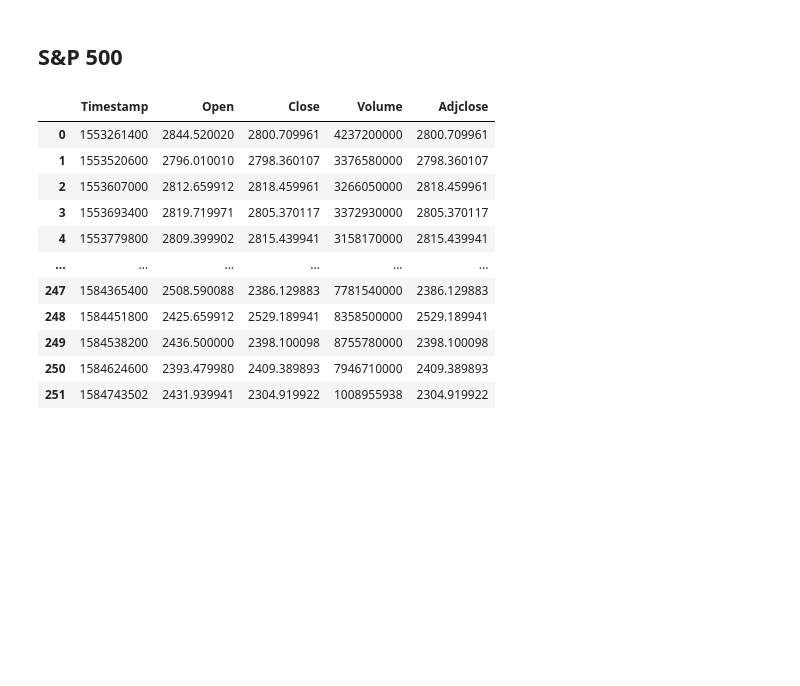
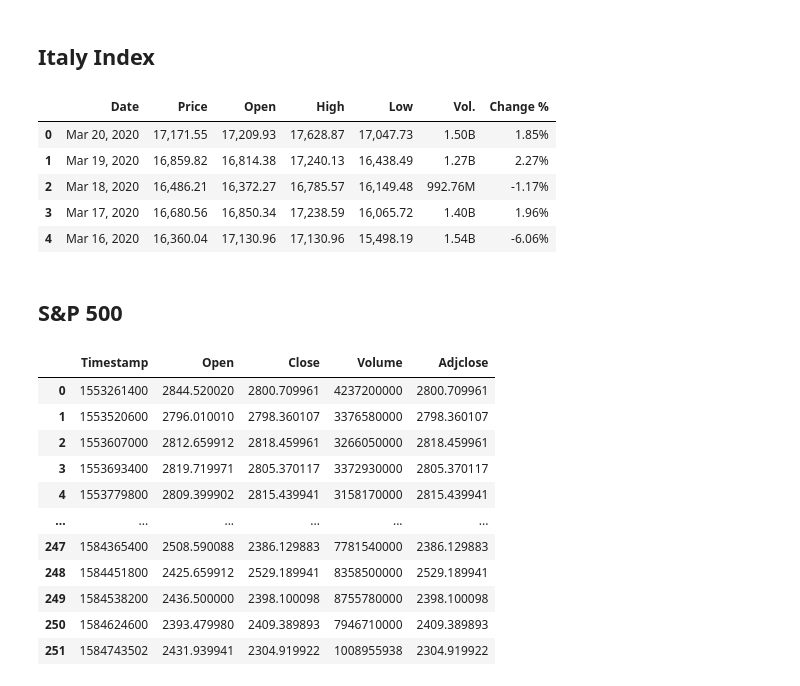
Before and after one commit to nberman12/COVID19-vs-Stocks, a Jupyter notebook: dev/daniel/Data_Collection.ipynb, the cells around one changed output. Cells and saved outputs as stored; diff of their text form; code cells hidden in the pictures; blank space fills up the shorter version.

Commit message:
added Italy Index

```diff
--- a/dev/daniel/Data_Collection.ipynb
+++ b/dev/daniel/Data_Collection.ipynb
@@ -6,6 +6,18 @@ import pandas as pd
 from config import rapidapi_key
 import datetime
 import matplotlib.pyplot as plt
+# %% [markdown]
+## Italy Index
+# %%
+italy_df = pd.read_csv("italy_index/FTSE Italia All Share Historical Data.csv")
+italy_df.head()
+# %% [output]
+|  | Date | Price | Open | High | Low | Vol. | Change % |
+| 0 | Mar 20, 2020 | 17,171.55 | 17,209.93 | 17,628.87 | 17,047.73 | 1.50B | 1.85% |
+| 1 | Mar 19, 2020 | 16,859.82 | 16,814.38 | 17,240.13 | 16,438.49 | 1.27B | 2.27% |
+| 2 | Mar 18, 2020 | 16,486.21 | 16,372.27 | 16,785.57 | 16,149.48 | 992.76M | -1.17% |
+| 3 | Mar 17, 2020 | 16,680.56 | 16,850.34 | 17,238.59 | 16,065.72 | 1.40B | 1.96% |
+| 4 | Mar 16, 2020 | 16,360.04 | 17,130.96 | 17,130.96 | 15,498.19 | 1.54B | -6.06% |
 # %% [markdown]
 ## S&P 500
 # %%
```
Also changed, not shown: 1 other file.
